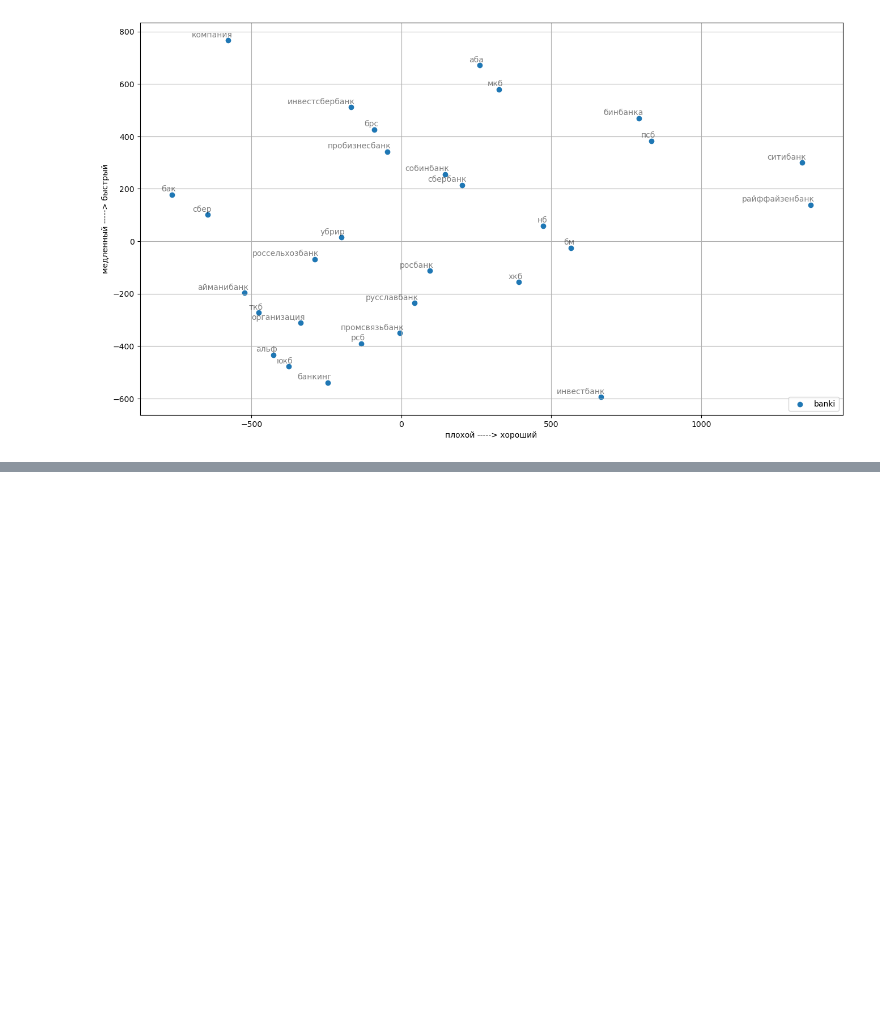
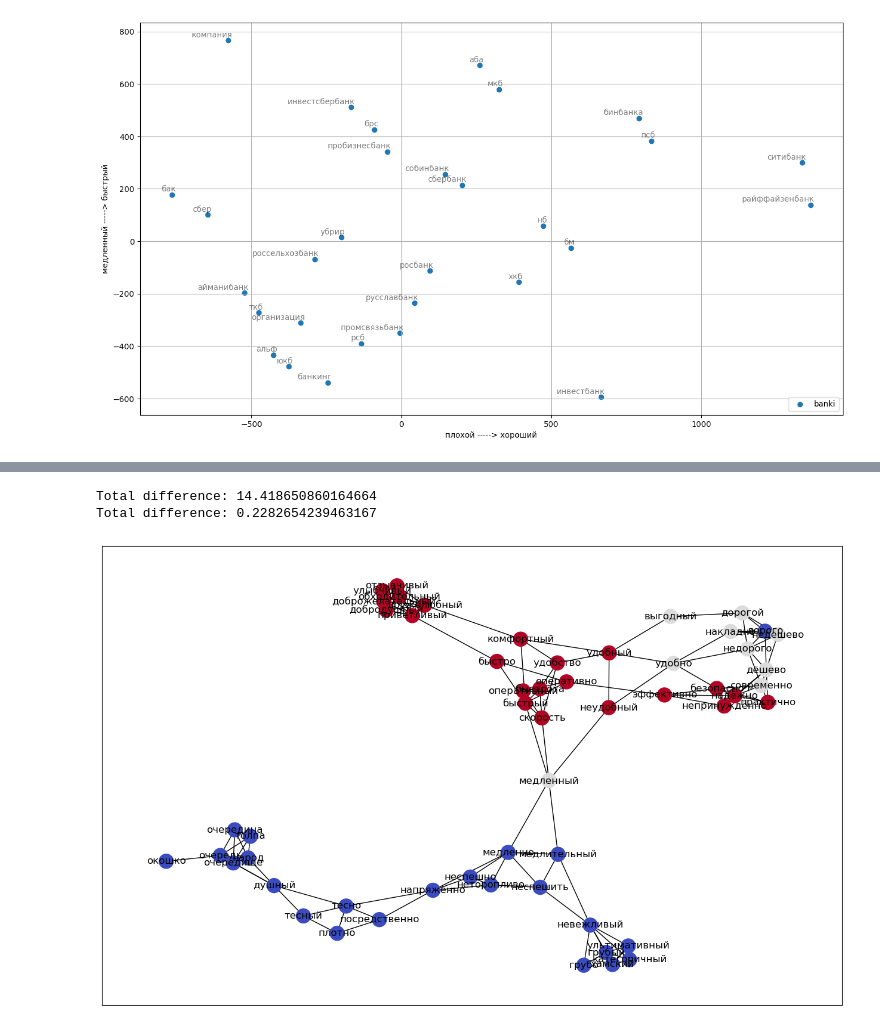
Before and after one commit to p-maksimova/sentiment-analysis-dict-hw, a Jupyter notebook: hw-3.ipynb, the cells around one changed output, grey strips where cells are left out. Drawn from its saved outputs; the diff is of its cells as text; code cells hidden in the pictures; blank space fills up the shorter version.

```diff
--- a/hw-3.ipynb
+++ b/hw-3.ipynb
@@ -341,0 +369,43 @@ for word in model.wv.vocab.keys() :
+# %%
+def label_propagation(G, Y_init, known_nodes, unknown_nodes, threshold=0.001):
+    # Расположим узлы таким образом, чтобы узлы с известными метками были первыми
+    ordered_nodes = list(known_nodes) + list(unknown_nodes)
+
+    # Вычислим матрицы смежности
+    A = nx.to_numpy_array(G, nodelist=ordered_nodes)
+
+    # Вычислим матрицу переходов
+    T = A / A.sum(axis=1, keepdims=True)
+
+    # Сделаем известные узлы поглощающими
+    T[:len(known_nodes), :] = 0
+    T[:len(known_nodes), :len(known_nodes)] = np.identity(len(known_nodes))
+
+    # Обновим метки, умножив известные метки на полученную матрицу переходов.
+    # Повторим, пока метки не перестанут меняться
+    labels = [Y_init] # последовательность надписей для визуализации
+    Y1 = Y_init
+    for i in tqdm(range(100)):
+        Y0 = Y1
+        Y1 = np.dot(T, Y0) # обновление вероятности переходов
+        diff = np.abs(Y0 - Y1).sum() # вычисление разницы между Y(t-1) и Y(t)
+        Y1[:len(known_nodes)] = Y_init[:len(known_nodes)] # верните известные метки к их исходным значениям
+        labels.append(Y1)
+        if i % 10 == 0:
+            print('Total difference:', diff)
+        if diff < threshold:
+            break
+
+    return labels
+# %%
+Y_init = np.append(known_y, unknown_y)
+labels = label_propagation(G, Y_init, poz_words + neg_words, unknown_words, threshold=0.01)
+
+plt.figure(figsize=(16, 10))
+propagated_labels = dict(zip(np.append(poz_words + neg_words, list(unknown_words)), labels[-1]))
+propagated_colors = [round(propagated_labels[i]) for i in list(G.nodes)]
+nx.draw_networkx(G, pos=pos, node_color=propagated_colors,  cmap='coolwarm')
+# %% [output]
+Total difference: 14.418650860164664
+Total difference: 0.2282654239463167
+[figure, added]
```
Also changed, not shown: parts of 9 cells of this notebook.
